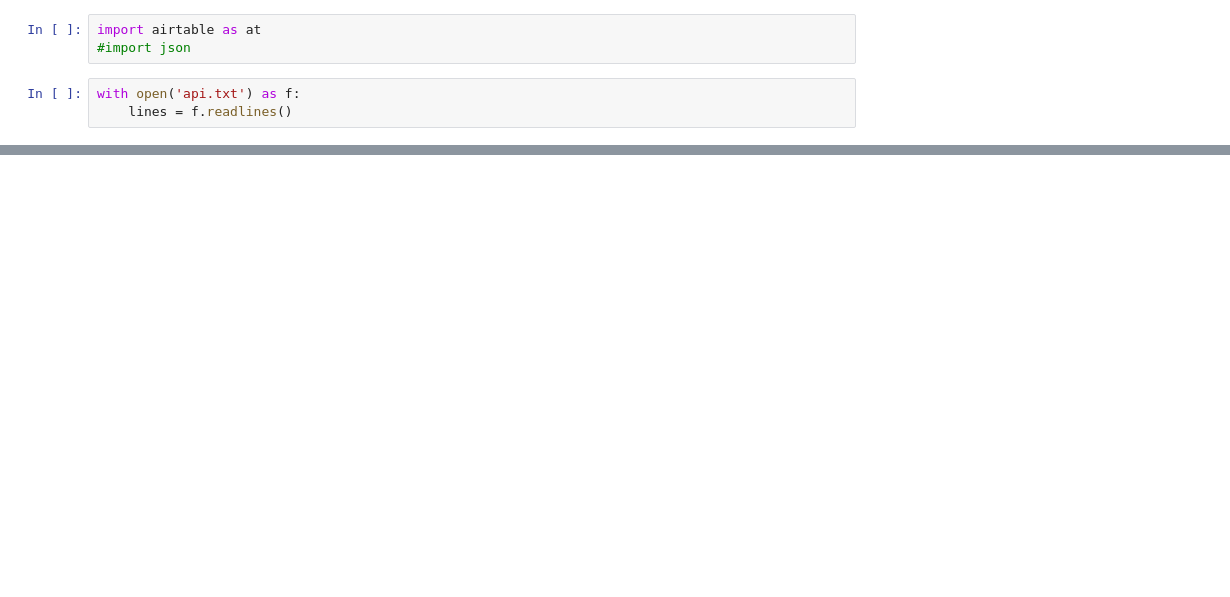
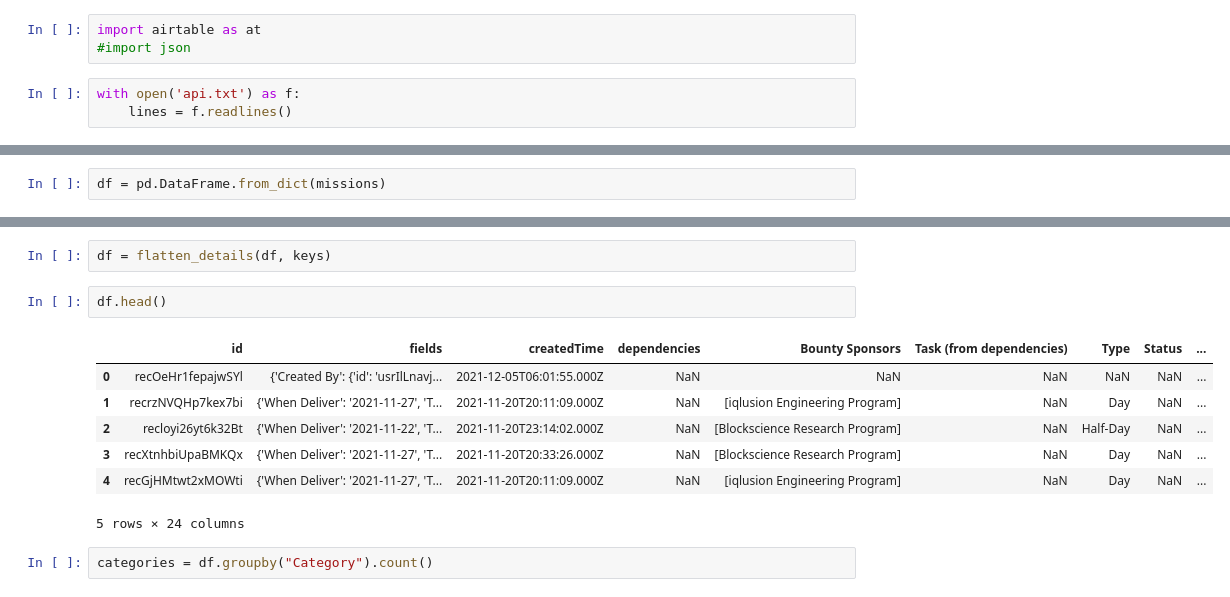
Before and after one commit to mzargham/karma-hustle-eda, a Jupyter notebook: karma.ipynb, the cells around one changed output, grey strips where cells are left out. Drawn from its saved outputs; the diff is of its cells as text; blank space fills up the shorter version.

```diff
--- a/karma.ipynb
+++ b/karma.ipynb
@@ -829,0 +25,2 @@ Text(0.5, 1.0, 'Rates of Mutual Use for Tools')
+# %%
+df = pd.DataFrame.from_dict(missions)
@@ -829,0 +76,14 @@ Text(0.5, 1.0, 'Rates of Mutual Use for Tools')
+# %%
+df = flatten_details(df, keys)
+# %%
+df.head()
+# %% [output]
+|  | id | fields | createdTime | dependencies | Bounty Sponsors | Task (from dependencies) | Type | Status | ... |
+| 0 | recOeHr1fepajwSYl | {'Created By': {'id': 'usrIlLnavj... | 2021-12-05T06:01:55.000Z | NaN | NaN | NaN | NaN | NaN | ... |
+| 1 | recrzNVQHp7kex7bi | {'When Deliver': '2021-11-27', 'T... | 2021-11-20T20:11:09.000Z | NaN | [iqlusion Engineering Program] | NaN | Day | NaN | ... |
+| 2 | recloyi26yt6k32Bt | {'When Deliver': '2021-11-22', 'T... | 2021-11-20T23:14:02.000Z | NaN | [Blockscience Research Program] | NaN | Half-Day | NaN | ... |
+| 3 | recXtnhbiUpaBMKQx | {'When Deliver': '2021-11-27', 'T... | 2021-11-20T20:33:26.000Z | NaN | [Blockscience Research Program] | NaN | Day | NaN | ... |
+| 4 | recGjHMtwt2xMOWti | {'When Deliver': '2021-11-27', 'T... | 2021-11-20T20:11:09.000Z | NaN | [iqlusion Engineering Program] | NaN | Day | NaN | ... |
+5 rows × 24 columns
+# %%
+categories = df.groupby("Category").count()
```
Also changed, not shown: parts of 100 cells of this notebook.
